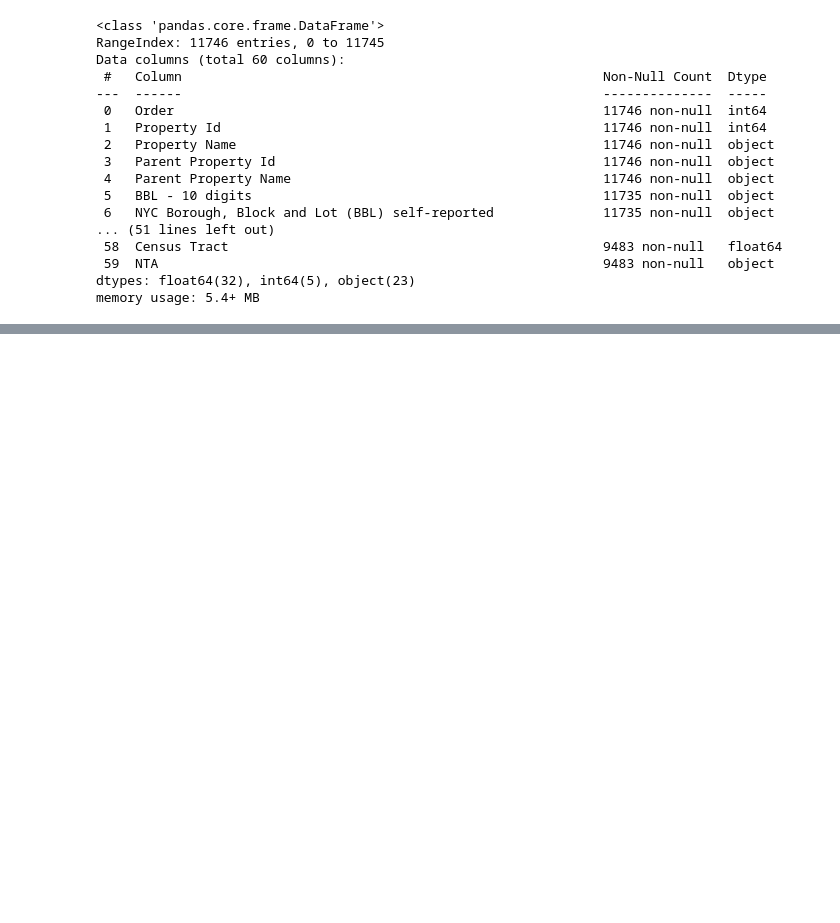
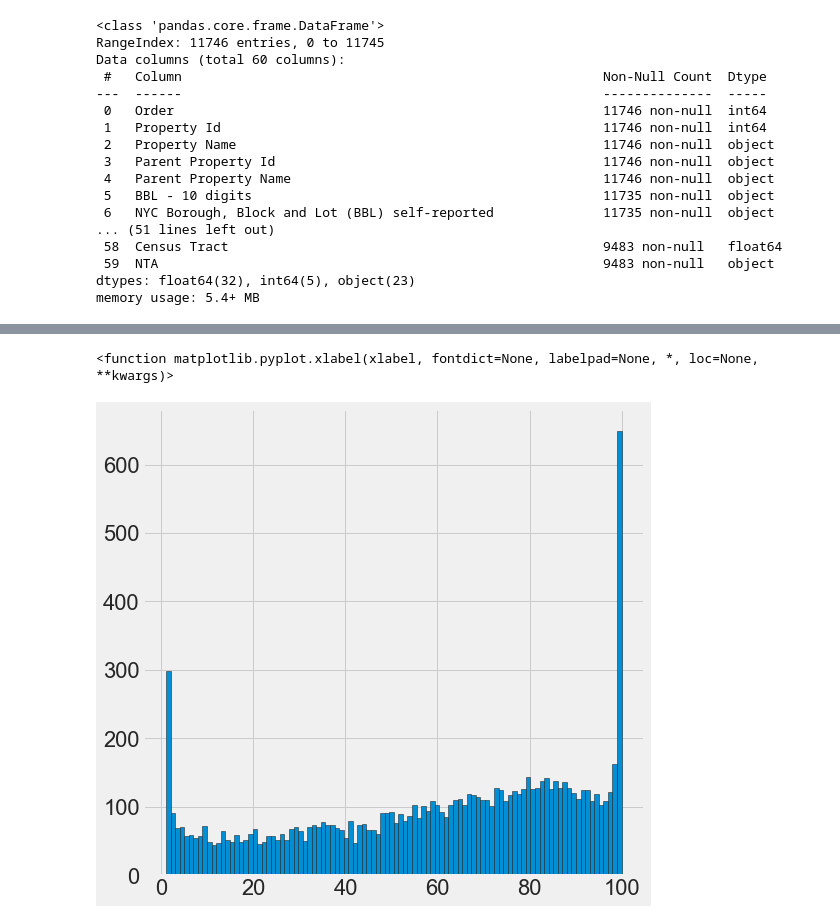
Before and after one commit to Jared-Glenn/Machine_Learning_Project_Walkthrough, a Jupyter notebook: ml_walkthrough.ipynb, the cells around one changed output, grey strips where cells are left out. Drawn from its saved outputs; the diff is of its cells as text; code cells hidden in the pictures; blank space fills up the shorter version.

```diff
--- a/ml_walkthrough.ipynb
+++ b/ml_walkthrough.ipynb
@@ -1,9 +1,31 @@
 # %%
+# Pandas and numpy for data manipulation
 import pandas as pd
 import numpy as np
 from IPython.display import display
 
+# No warnings about setting value on copy of slice
+pd.options.mode.chained_assignment = None
+
+# Remove maximum columns
 pd.options.display.max_columns = None
+
+# Matplotlib visualization
+import matplotlib.pyplot as plt
+%matplotlib inline
+
+# Set default font size
+plt.rcParams['font.size'] = 24
+
+# Internal ipython tool for setting figure size
+from IPython.core.pylabtools import figsize
+
+# Seaborn for visualization
+import seaborn as sns
+sns.set(font_scale = 2)
+
+# Splitting data into training and testing
+from sklearn.model_selection import train_test_split
 
 # Read in data into dataframe.
 data = pd.read_csv('C:/Users/Jared/Documents/3. Programming/Python Projects/data/Energy_and_Water_Data_Disclosure_for_Local_Law_84_2017__Data_for_Calendar_Year_2016_.csv')
@@ -146,0 +178,3 @@ There are 46 columns that have missing values.
+# %%
+# Drop the columns
+data = data.drop(columns = list(missing_columns))
@@ -146,0 +203,13 @@ There are 46 columns that have missing values.
+# %%
+figsize(8, 8)
+
+# Rename the score
+data = data.rename(columns = {'ENERGY STAR Score': 'score'})
+
+# Histogram of the Energy Star Score
+plt.style.use('fivethirtyeight')
+plt.hist(data['score'].dropna(), bins = 100, edgecolor = 'k');
+plt.xlabel
+# %% [output]
+<function matplotlib.pyplot.xlabel(xlabel, fontdict=None, labelpad=None, *, loc=None, **kwargs)>
+[figure, added]
```
Also changed, not shown: parts of 4 cells of this notebook.
